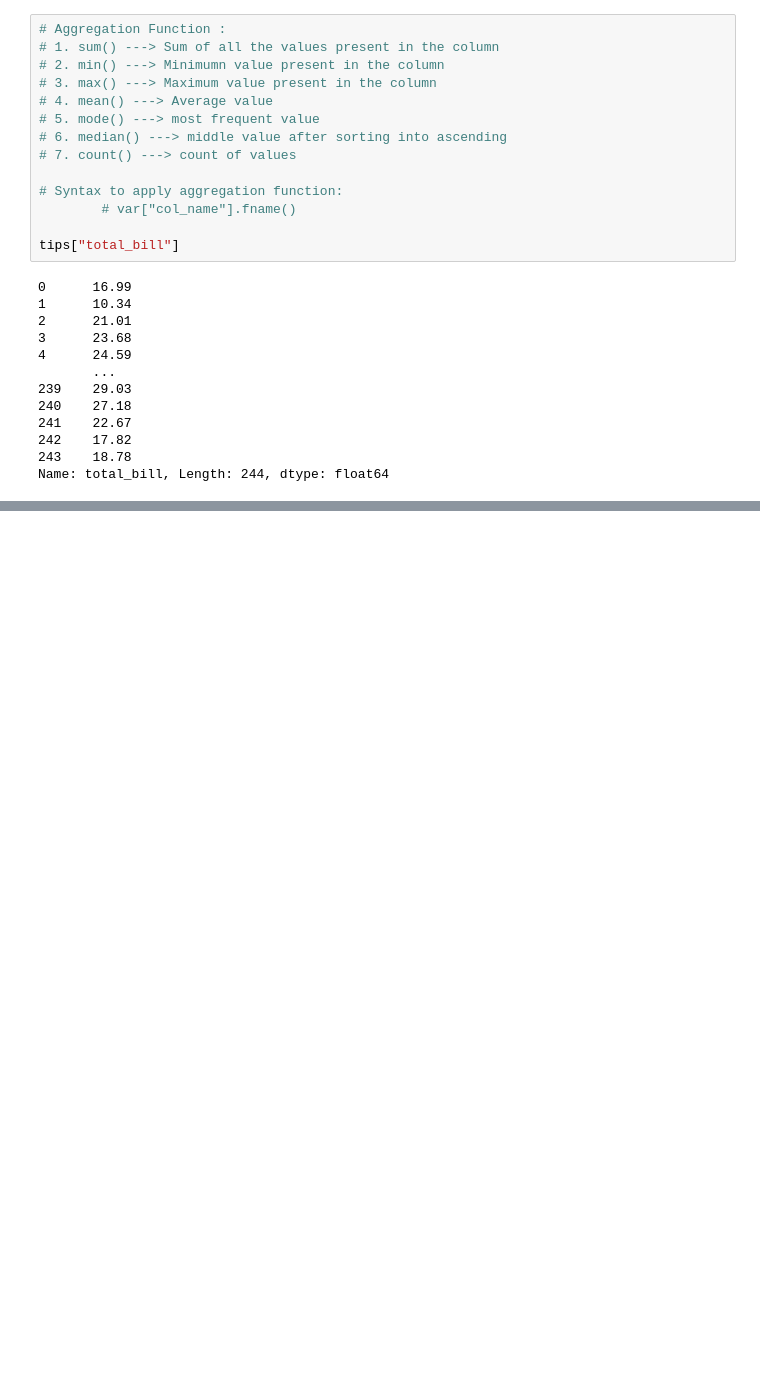
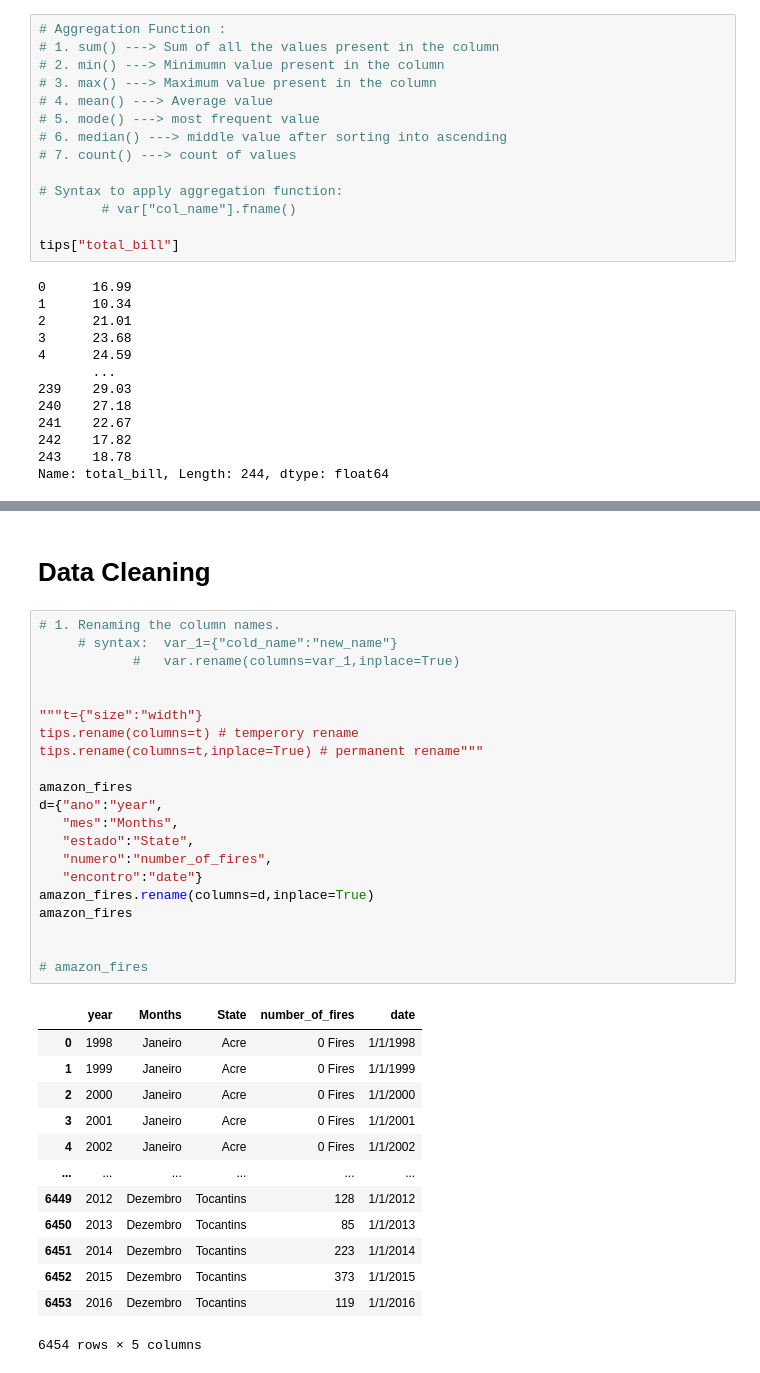
Before and after one commit to Amandeep006/QSPIDER-, a Jupyter notebook: pylab/pan.ipynb, the cells around one changed output, grey strips where cells are left out. Saved outputs shown, nothing was run; the diff lists cells and outputs as text; blank space fills up the shorter version.

```diff
--- a/pylab/pan.ipynb
+++ b/pylab/pan.ipynb
@@ -341,0 +435,37 @@ np.int64(1309)
+# %% [markdown]
+# Data Cleaning
+# %%
+# 1. Renaming the column names.
+     # syntax:  var_1={"cold_name":"new_name"}
+            #   var.rename(columns=var_1,inplace=True)
+
+
+"""t={"size":"width"}
+tips.rename(columns=t) # temperory rename
+tips.rename(columns=t,inplace=True) # permanent rename"""
+
+amazon_fires
+d={"ano":"year",
+   "mes":"Months",
+   "estado":"State",
+   "numero":"number_of_fires",
+   "encontro":"date"}
+amazon_fires.rename(columns=d,inplace=True)
+amazon_fires
+
+
+# amazon_fires
+# %% [output]
+|  | year | Months | State | number_of_fires | date |
+| 0 | 1998 | Janeiro | Acre | 0 Fires | 1/1/1998 |
+| 1 | 1999 | Janeiro | Acre | 0 Fires | 1/1/1999 |
+| 2 | 2000 | Janeiro | Acre | 0 Fires | 1/1/2000 |
+| 3 | 2001 | Janeiro | Acre | 0 Fires | 1/1/2001 |
+| 4 | 2002 | Janeiro | Acre | 0 Fires | 1/1/2002 |
+| ... | ... | ... | ... | ... | ... |
+| 6449 | 2012 | Dezembro | Tocantins | 128 | 1/1/2012 |
+| 6450 | 2013 | Dezembro | Tocantins | 85 | 1/1/2013 |
+| 6451 | 2014 | Dezembro | Tocantins | 223 | 1/1/2014 |
+| 6452 | 2015 | Dezembro | Tocantins | 373 | 1/1/2015 |
+| 6453 | 2016 | Dezembro | Tocantins | 119 | 1/1/2016 |
+6454 rows × 5 columns
```
Also changed, not shown: parts of 15 cells of this notebook.
